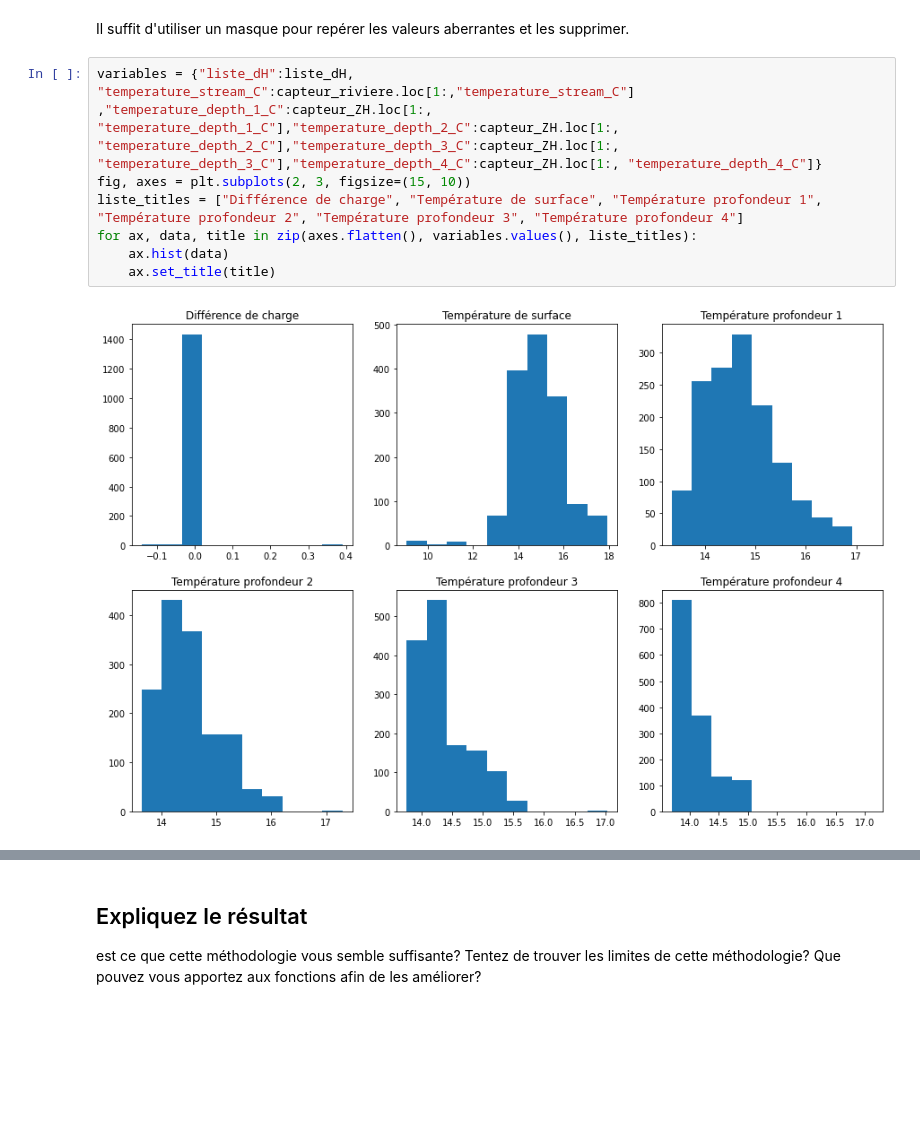
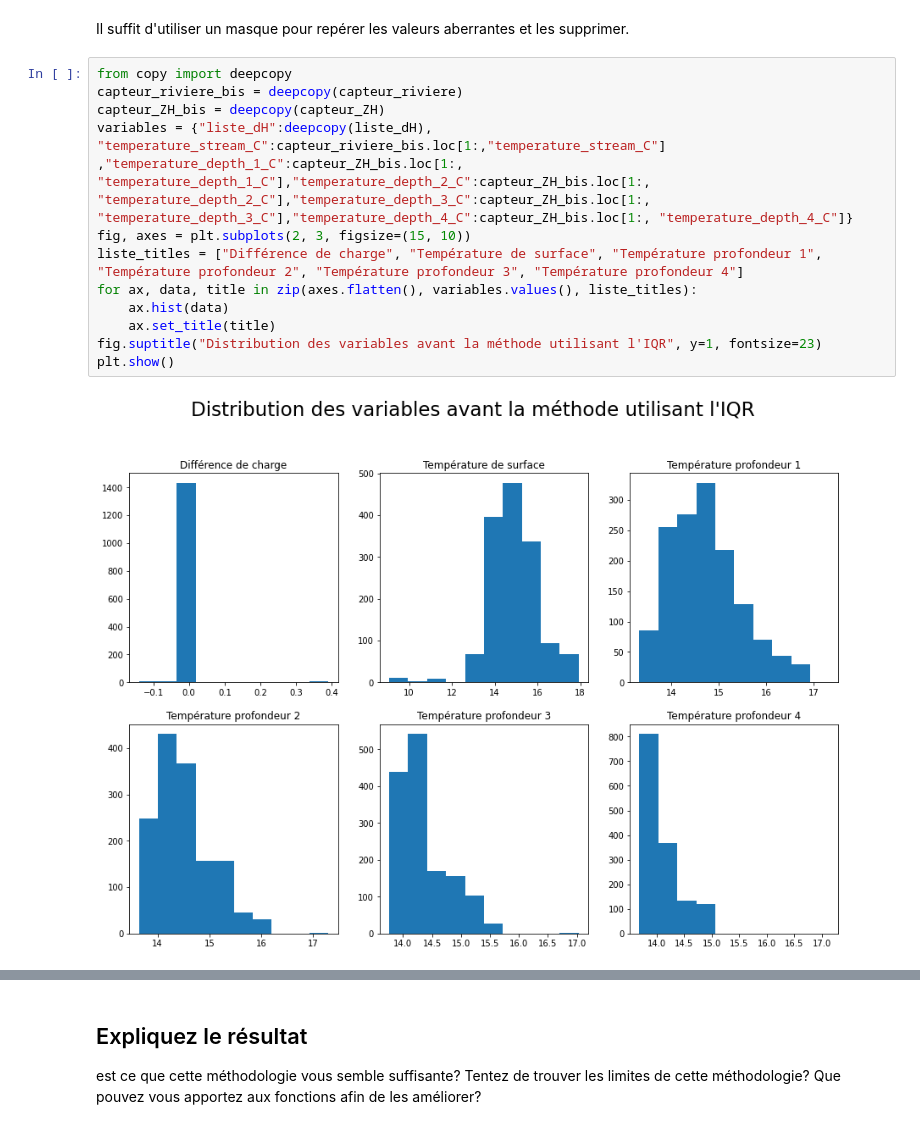
Before and after one commit to agnes-riviere/MOLONARI_1D_RESOURCES, a Jupyter notebook: Students/TP2_Vigne_Megy.ipynb, the cells around one changed output, grey strips where cells are left out. Cells and saved outputs as stored; diff of their text form; blank space fills up the shorter version.

```diff
--- a/Students/TP2_Vigne_Megy.ipynb
+++ b/Students/TP2_Vigne_Megy.ipynb
@@ -381,14 +373,19 @@ Après avoir fait tout le gros du travail dans les fonctions d'assistance, nous
 # %% [markdown]
 Il suffit d'utiliser un masque pour repérer les valeurs aberrantes et les supprimer.
 # %%
-variables = {"liste_dH":liste_dH, "temperature_stream_C":capteur_riviere.loc[1:,"temperature_stream_C"] ,"temperature_depth_1_C":capteur_ZH.loc[1:, "temperature_depth_1_C"],"temperature_depth_2_C":capteur_ZH.loc[1:, "temperature_depth_2_C"],"temperature_depth_3_C":capteur_ZH.loc[1:, "temperature_depth_3_C"],"temperature_depth_4_C":capteur_ZH.loc[1:, "temperature_depth_4_C"]}
+from copy import deepcopy
+capteur_riviere_bis = deepcopy(capteur_riviere)
+capteur_ZH_bis = deepcopy(capteur_ZH)
+variables = {"liste_dH":deepcopy(liste_dH), "temperature_stream_C":capteur_riviere_bis.loc[1:,"temperature_stream_C"] ,"temperature_depth_1_C":capteur_ZH_bis.loc[1:, "temperature_depth_1_C"],"temperature_depth_2_C":capteur_ZH_bis.loc[1:, "temperature_depth_2_C"],"temperature_depth_3_C":capteur_ZH_bis.loc[1:, "temperature_depth_3_C"],"temperature_depth_4_C":capteur_ZH_bis.loc[1:, "temperature_depth_4_C"]}
 fig, axes = plt.subplots(2, 3, figsize=(15, 10))
 liste_titles = ["Différence de charge", "Température de surface", "Température profondeur 1", "Température profondeur 2", "Température profondeur 3", "Température profondeur 4"]
 for ax, data, title in zip(axes.flatten(), variables.values(), liste_titles):
     ax.hist(data)
     ax.set_title(title)
+fig.suptitle("Distribution des variables avant la méthode utilisant l'IQR", y=1, fontsize=23)
+plt.show()
 # %% [output]
-[figure, old version]
+[figure, new version]
 # %%
 for index,(key,data) in enumerate(variables.items()):
     description = describe(data)
```
Also changed, not shown: parts of 11 cells of this notebook.
